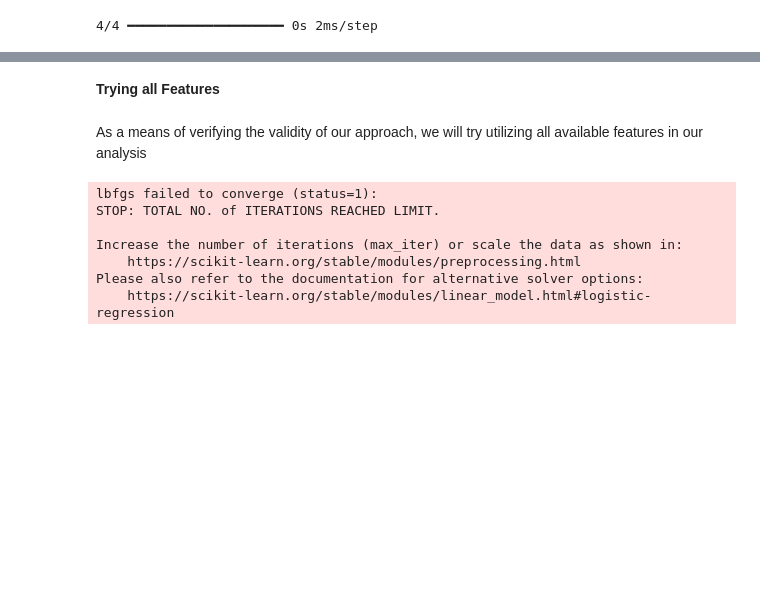
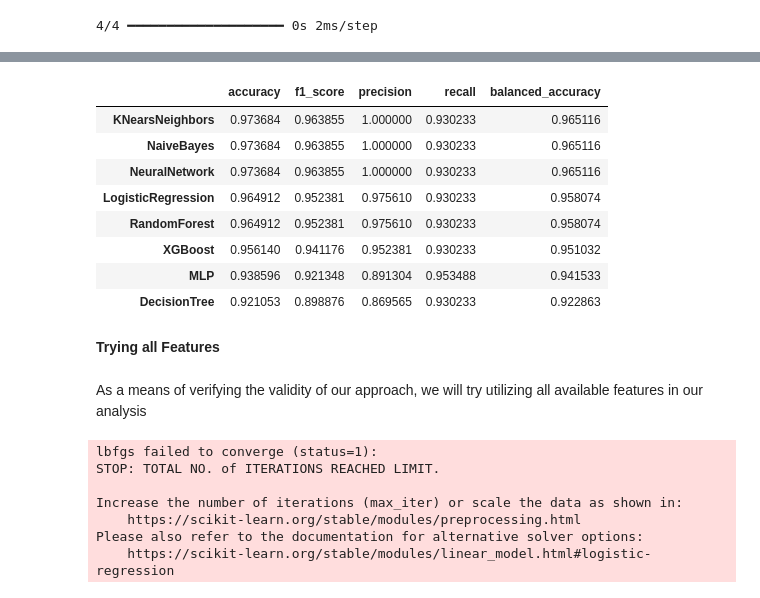
Before and after one commit to ThanhQuyen1/ML, a Jupyter notebook: DM_GK.ipynb, the cells around one changed output, grey strips where cells are left out. Drawn from its saved outputs; the diff is of its cells as text; code cells hidden in the pictures; blank space fills up the shorter version.

```diff
--- a/DM_GK.ipynb
+++ b/DM_GK.ipynb
@@ -405,3 +460,15 @@ results.sort_values(by='f1_score',ascending=False).style.background_gradient(cma
+# %%
+results.sort_values(by='f1_score',ascending=False).style.background_gradient(cmap = sns.color_palette("ch:s=-.2,r=.6", as_cmap=True))
+# %% [output]
+|  | accuracy | f1_score | precision | recall | balanced_accuracy |
+| KNearsNeighbors | 0.973684 | 0.963855 | 1.000000 | 0.930233 | 0.965116 |
+| NaiveBayes | 0.973684 | 0.963855 | 1.000000 | 0.930233 | 0.965116 |
+| NeuralNetwork | 0.973684 | 0.963855 | 1.000000 | 0.930233 | 0.965116 |
+| LogisticRegression | 0.964912 | 0.952381 | 0.975610 | 0.930233 | 0.958074 |
+| RandomForest | 0.964912 | 0.952381 | 0.975610 | 0.930233 | 0.958074 |
+| XGBoost | 0.956140 | 0.941176 | 0.952381 | 0.930233 | 0.951032 |
+| MLP | 0.938596 | 0.921348 | 0.891304 | 0.953488 | 0.941533 |
+| DecisionTree | 0.921053 | 0.898876 | 0.869565 | 0.930233 | 0.922863 |
 # %% [markdown]
 **Trying all Features**
 # %% [markdown]
```
Also changed, not shown: parts of 23 cells of this notebook.
